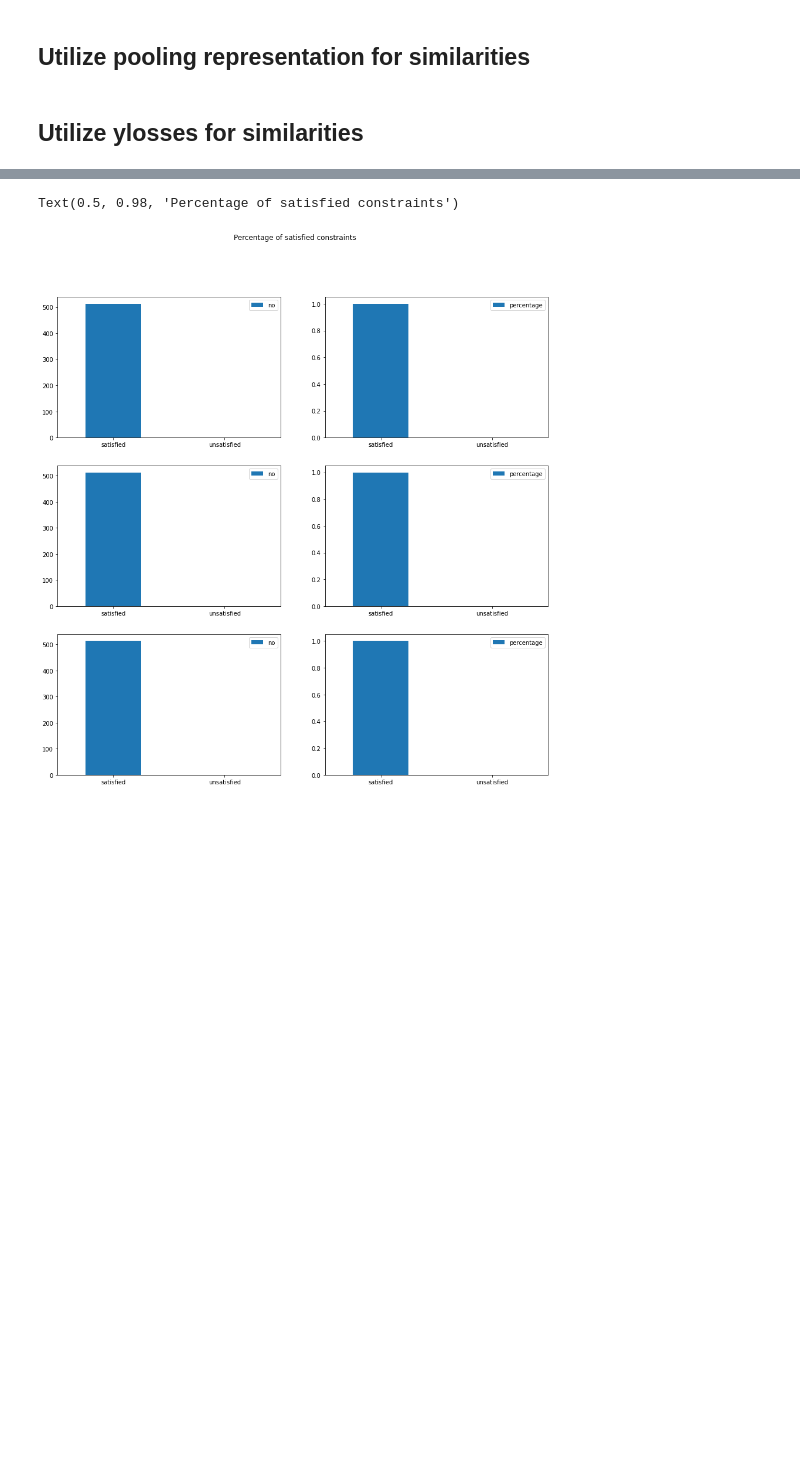
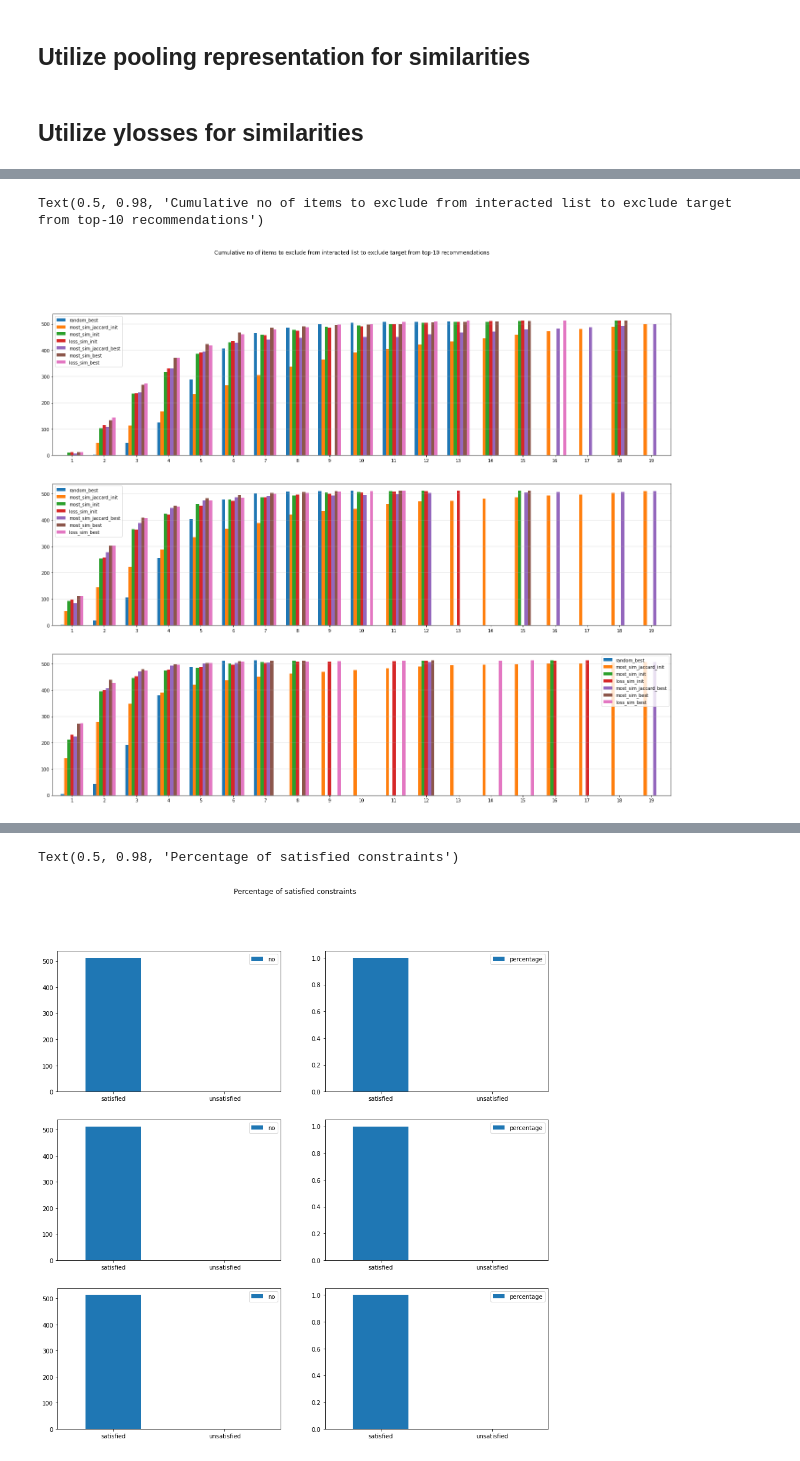
Before and after one commit to xuyou1999/CFExplainability, a Jupyter notebook: notebooks/budget_strategies.ipynb, the cells around one changed output, grey strips where cells are left out. Saved outputs shown, nothing was run; the diff lists cells and outputs as text; code cells hidden in the pictures; blank space fills up the shorter version.

```diff
--- a/notebooks/budget_strategies.ipynb
+++ b/notebooks/budget_strategies.ipynb
@@ -496,0 +612,43 @@ cnt, no_target_achieved_cases = convert_res_to_lists(yloss_sim_cfs, cnt, no_targ
+# %%
+fig, axs = plt.subplots(3, 1, figsize=(25, 20))
+
+df = pd.DataFrame.from_dict({
+    'random_best': cnt[3]['random'][1],
+    'most_sim_jaccard_init': cnt[3]['jaccard'][0],
+    'most_sim_init': cnt[3]['most_sim'][0],
+    'loss_sim_init': cnt[3]['yloss'][0],
+    'most_sim_jaccard_best': cnt[3]['jaccard'][1],
+    'most_sim_best': cnt[3]['most_sim'][1],
+#     'random_best': rcnt[3],
+    'loss_sim_best': cnt[3]['yloss'][1]
+}, orient='columns')
+df.sort_index().cumsum().plot.bar(ax=axs[0], rot=0, width=0.7).grid(axis='y', linewidth=0.4)
+
+df = pd.DataFrame.from_dict({
+    'random_best': cnt[5]['random'][1],
+    'most_sim_jaccard_init': cnt[5]['jaccard'][0],
+    'most_sim_init': cnt[5]['most_sim'][0],
+    'loss_sim_init': cnt[5]['yloss'][0],
+    'most_sim_jaccard_best': cnt[5]['jaccard'][1],
+    'most_sim_best': cnt[5]['most_sim'][1],
+#     'random_best': rcnt[3],
+    'loss_sim_best': cnt[5]['yloss'][1]
+}, orient='columns')
+df.sort_index().cumsum().plot.bar(ax=axs[1], rot=0, width=0.7).grid(axis='y', linewidth=0.4)
+
+df = pd.DataFrame.from_dict({
+   'random_best': cnt[7]['random'][1],
+    'most_sim_jaccard_init': cnt[7]['jaccard'][0],
+    'most_sim_init': cnt[7]['most_sim'][0],
+    'loss_sim_init': cnt[7]['yloss'][0],
+    'most_sim_jaccard_best': cnt[7]['jaccard'][1],
+    'most_sim_best': cnt[7]['most_sim'][1],
+#     'random_best': rcnt[3],
+    'loss_sim_best': cnt[7]['yloss'][1]
+}, orient='columns')
+df.sort_index().cumsum().plot.bar(ax=axs[2], rot=0, width=0.7).grid(axis='y', linewidth=0.4)
+
+plt.suptitle('Cumulative no of items to exclude from interacted list to exclude target from top-10 recommendations')
+# %% [output]
+Text(0.5, 0.98, 'Cumulative no of items to exclude from interacted list to exclude target from top-10 recommendations')
+[figure, added]
```
Also changed, not shown: parts of 30 cells of this notebook.
